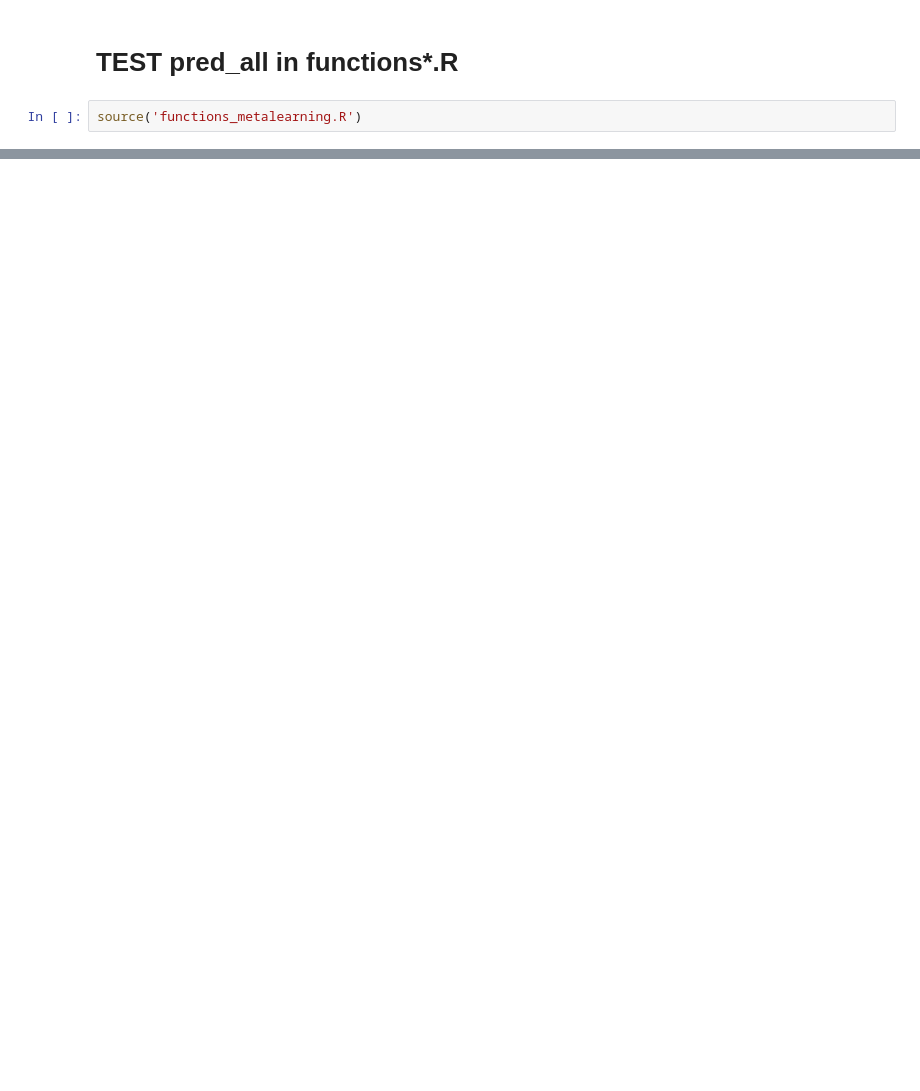
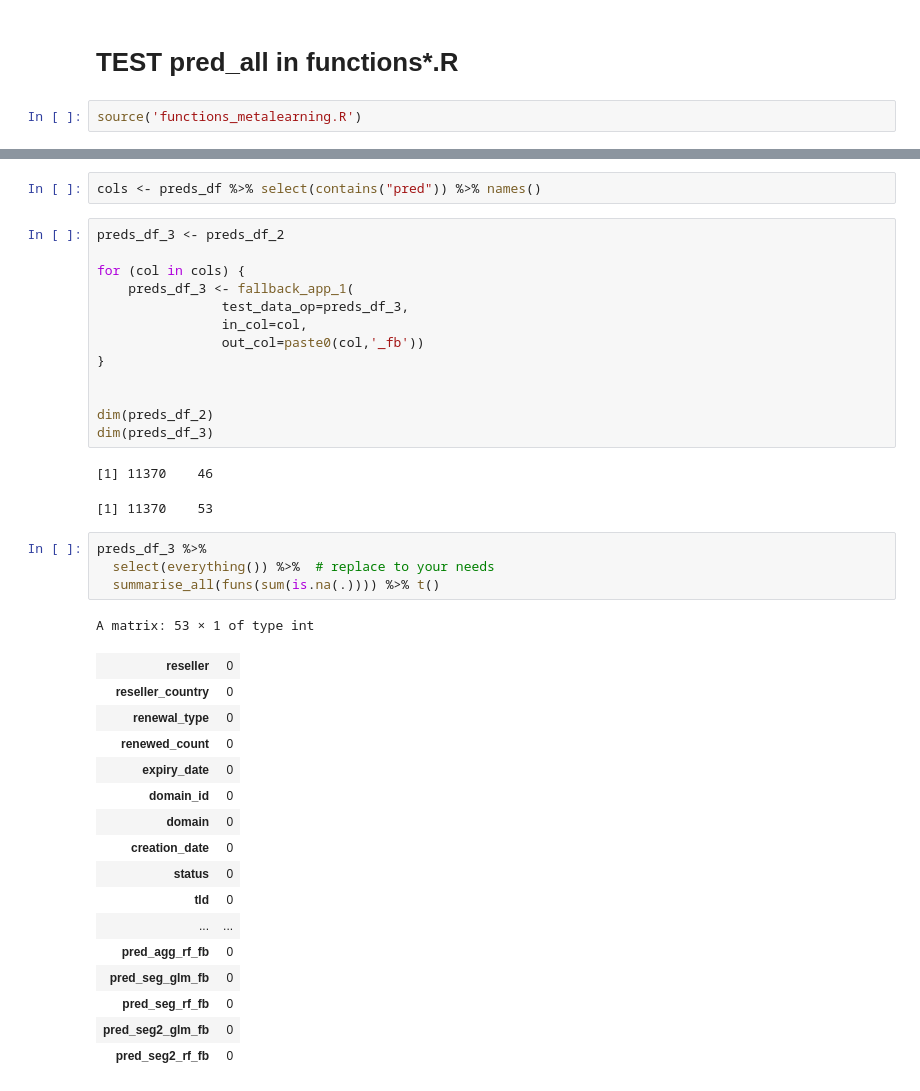
Before and after one commit to liouviaglou/Domains, a Jupyter notebook: scripts/phaseII_06_fallbacksupp/06_predmeta_test.ipynb, the cells around one changed output, grey strips where cells are left out. Drawn from its saved outputs; the diff is of its cells as text; blank space fills up the shorter version.

```diff
--- a/scripts/phaseII_06_fallbacksupp/06_predmeta_test.ipynb
+++ b/scripts/phaseII_06_fallbacksupp/06_predmeta_test.ipynb
@@ -1295,0 +288,40 @@ A data.table: 6 × 43
+# %%
+cols <- preds_df %>% select(contains("pred")) %>% names()
+# %%
+preds_df_3 <- preds_df_2
+
+for (col in cols) {
+    preds_df_3 <- fallback_app_1(
+                test_data_op=preds_df_3,
+                in_col=col,
+                out_col=paste0(col,'_fb'))
+}
+
+
+dim(preds_df_2)
+dim(preds_df_3)
+# %% [output]
+[1] 11370    46
+[1] 11370    53
+# %%
+preds_df_3 %>%
+  select(everything()) %>%  # replace to your needs
+  summarise_all(funs(sum(is.na(.)))) %>% t()
+# %% [output]
+A matrix: 53 × 1 of type int
+| reseller | 0 |
+| reseller_country | 0 |
+| renewal_type | 0 |
+| renewed_count | 0 |
+| expiry_date | 0 |
+| domain_id | 0 |
+| domain | 0 |
+| creation_date | 0 |
+| status | 0 |
+| tld | 0 |
+| ... | ... |
+| pred_agg_rf_fb | 0 |
+| pred_seg_glm_fb | 0 |
+| pred_seg_rf_fb | 0 |
+| pred_seg2_glm_fb | 0 |
+| pred_seg2_rf_fb | 0 |
```
Also changed, not shown: parts of 107 cells of this notebook, 2 other files.
